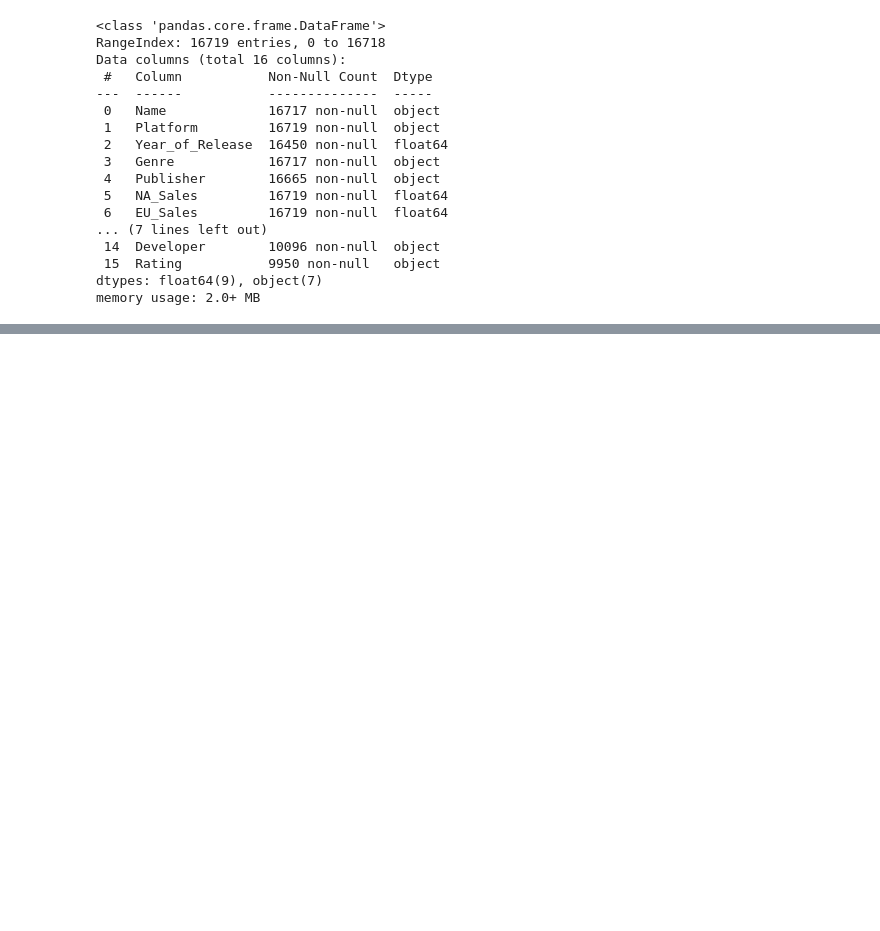
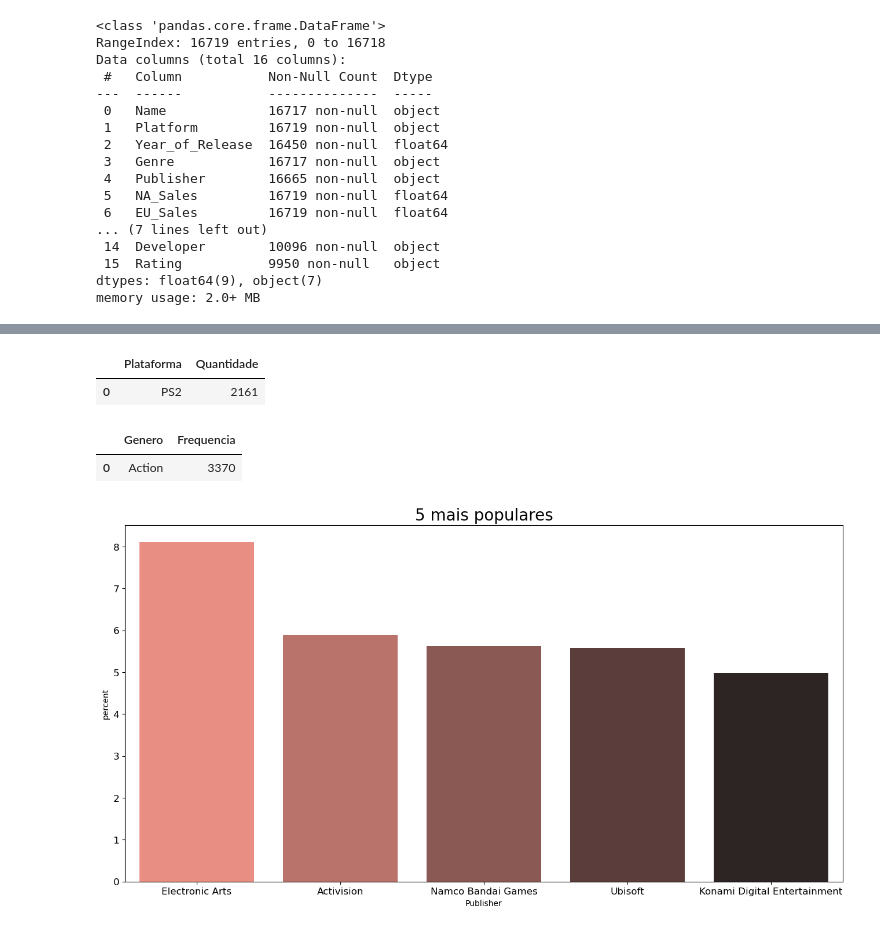
Before and after one commit to carlosvinicius-ai/DataScience, a Jupyter notebook: Codigos/exercicios/games_sales.ipynb, the cells around one changed output, grey strips where cells are left out. Drawn from its saved outputs; the diff is of its cells as text; code cells hidden in the pictures; blank space fills up the shorter version.

```diff
--- a/Codigos/exercicios/games_sales.ipynb
+++ b/Codigos/exercicios/games_sales.ipynb
@@ -77,0 +101,24 @@ memory usage: 2.0+ MB
+# %%
+maior_numero_de_jogos = games['Platform'].value_counts().to_frame().reset_index()
+maior_numero_de_jogos.columns = ['Plataforma', 'Quantidade']
+maior_numero_de_jogos.head(1)
+# %% [output]
+|  | Plataforma | Quantidade |
+| 0 | PS2 | 2161 |
+# %%
+genero_frequente = games['Genre'].value_counts().to_frame().reset_index()
+genero_frequente.columns = ['Genero', 'Frequencia']
+genero_frequente.head(1)
+# %% [output]
+|  | Genero | Frequencia |
+| 0 | Action | 3370 |
+# %%
+editora_popular = games['Publisher'].value_counts().head(5).index # trazendo as mais populares e seu index
+plt.figure(figsize=(16,8))
+sns.countplot(x='Publisher', data=games,order=editora_popular, hue='Publisher', palette='dark:salmon_r', hue_order=editora_popular, legend=False, stat='percent')
+plt.title('5 mais populares', fontsize=20)
+plt.xticks(fontsize=12)
+plt.yticks(fontsize=12)
+plt.show()
+# %% [output]
+[figure, added]
```
Also changed, not shown: parts of 3 cells of this notebook.
